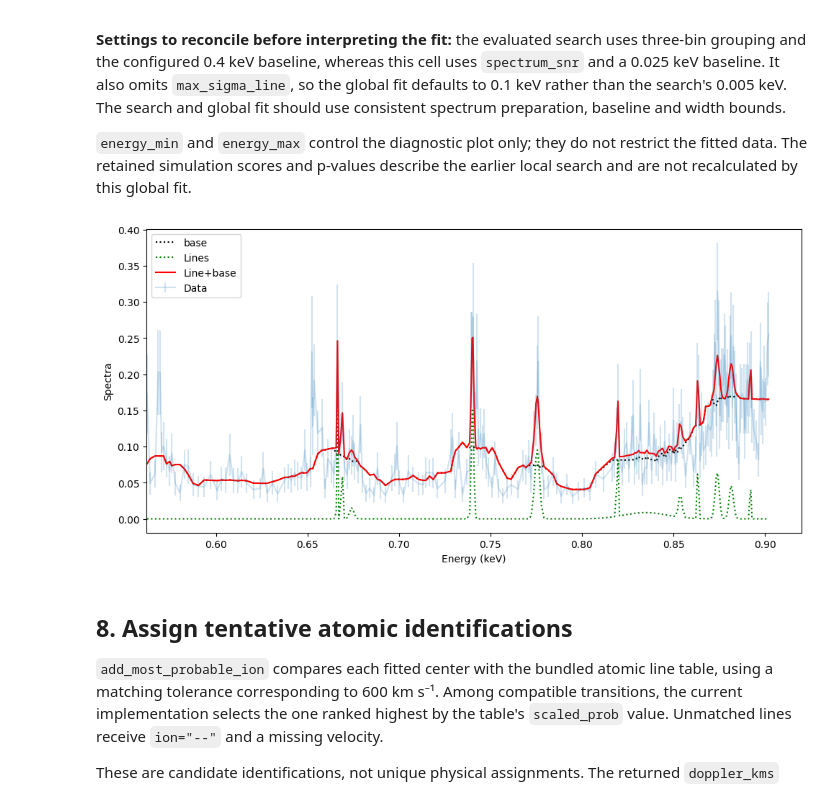
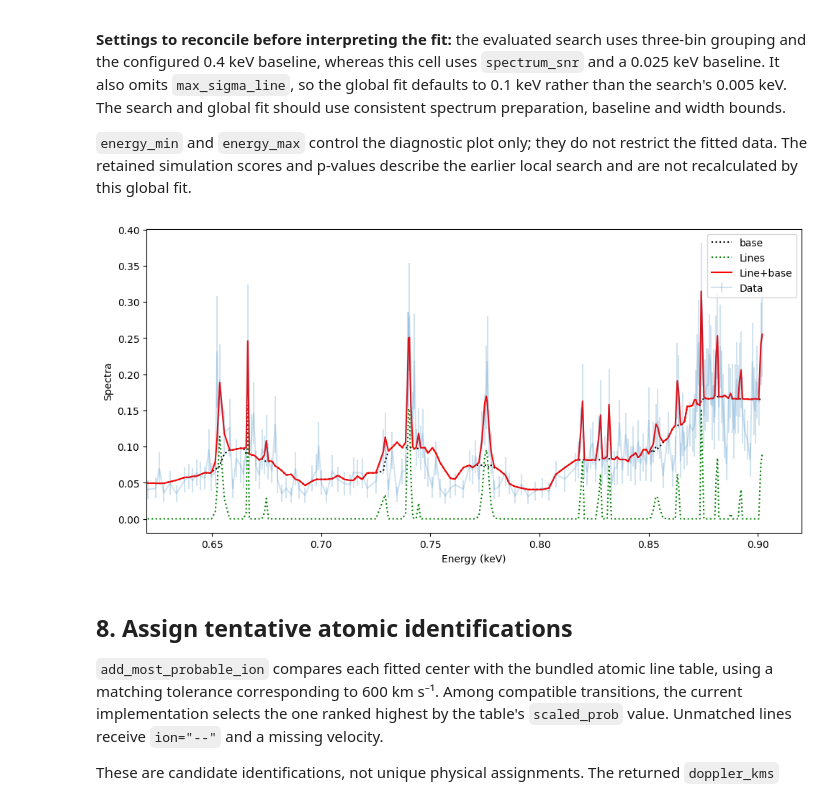
Before and after one commit to xragua/BLiSS, a Jupyter notebook: notebooks/Vela_x1_RGS.ipynb, the cells around one changed output. Saved outputs shown, nothing was run; the diff lists cells and outputs as text; code cells hidden in the pictures.

```diff
--- a/notebooks/Vela_x1_RGS.ipynb
+++ b/notebooks/Vela_x1_RGS.ipynb
@@ -408,7 +396,7 @@ candidate_lines_evaluated = find_candidate_lines(
     pha=pha,
     rmf=rmf,
     rebin_method="bins",
-    rebin_scale=3,
+    rebin_scale=2,
     en1=en1,
     en2=en2,
     num_synthetic_simulations=100,
@@ -455,16 +448,16 @@ The example keeps candidates with `bliss_score > 0.5` and jointly fits their lin
 # %%
 # This score threshold is not a p-value threshold.
 # TODO: align spectrum preparation, baseline and max_sigma_line with the evaluated search.
 candidate_lines_evaluated_filtered = candidate_lines_evaluated[candidate_lines_evaluated.bliss_score>0.0025]
 
 lines_res_global = fit_global(
     candidate_lines_evaluated_filtered ,
     spectrum_snr,
     baseline_window=0.025,
-    energy_min=0.562,
+    energy_min=0.62,
     energy_max=0.92)
 # %% [output]
-[figure, old version]
+[figure, new version]
 # %% [markdown]
 ## 8. Assign tentative atomic identifications
 
```
Also changed, not shown: parts of 7 cells of this notebook.
